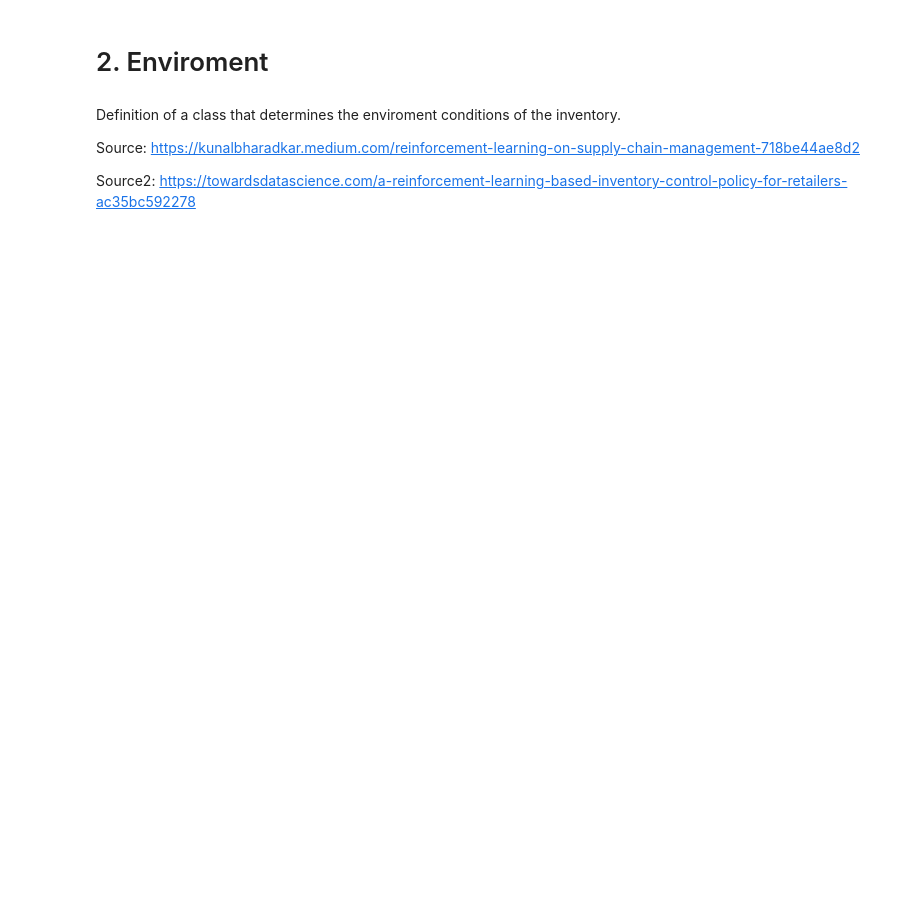
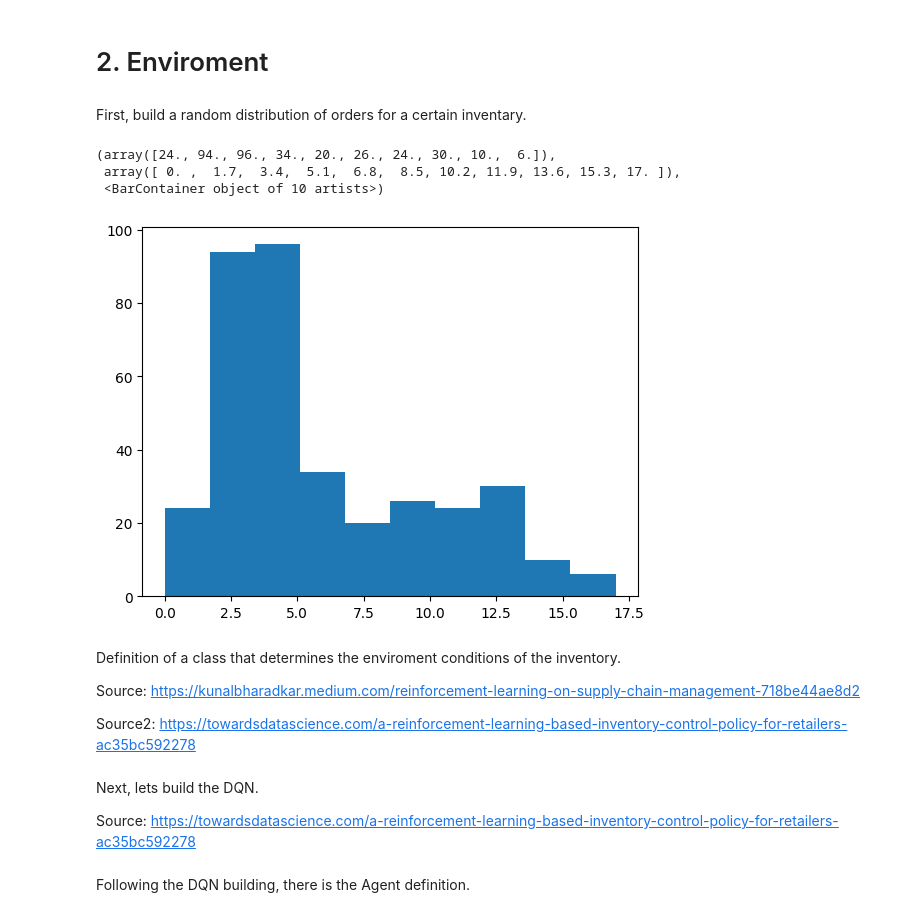
Before and after one commit to AlbertoPerezGant/Purchases-optimization-in-supply-chain-using-reinforcement-learning, a Jupyter notebook: Purchases_Optimization.ipynb, the cells around one changed output. Saved outputs shown, nothing was run; the diff lists cells and outputs as text; code cells hidden in the pictures; blank space fills up the shorter version.

```diff
--- a/Purchases_Optimization.ipynb
+++ b/Purchases_Optimization.ipynb
@@ -17,5 +35,49 @@ In first place, libraries as gymnasium and stable_baseline3 are installed.
 # %% [markdown]
 # 2. Enviroment
+# %% [markdown]
+First, build a random distribution of orders for a certain inventary.
+# %%
+import numpy as np
+import matplotlib.pyplot as plt
+
+
+np.random.seed(0)
+demand_hist = []
+
+for i in range(52):
+
+    for j in range(4):
+        random_demand = np.random.normal(3, 1.5)
+
+        if random_demand < 0:
+            random_demand = 0
+
+        random_demand = np.round(random_demand)
+        demand_hist.append(random_demand)
+
+    random_demand = np.random.normal(6, 1)
+
+    if random_demand < 0:
+        random_demand = 0
+
+    random_demand = np.round(random_demand)
+    demand_hist.append(random_demand)
+
+    for j in range(2):
+        random_demand = np.random.normal(12, 2)
+
+        if random_demand < 0:
+            random_demand = 0
+
+        random_demand = np.round(random_demand)
+        demand_hist.append(random_demand)
+
+plt.hist(demand_hist)
+# %% [output]
+(array([24., 94., 96., 34., 20., 26., 24., 30., 10.,  6.]),
+ array([ 0. ,  1.7,  3.4,  5.1,  6.8,  8.5, 10.2, 11.9, 13.6, 15.3, 17. ]),
+ <BarContainer object of 10 artists>)
+[figure, added]
 # %% [markdown]
 Definition of a class that determines the enviroment conditions of the inventory.
 
@@ -126,0 +200,4 @@ class InventoryEnvObservation(gym.Env):
+# %% [markdown]
+Next, lets build the DQN.
+
+Source: https://towardsdatascience.com/a-reinforcement-learning-based-inventory-control-policy-for-retailers-ac35bc592278
@@ -126,0 +237,2 @@ class InventoryEnvObservation(gym.Env):
+# %% [markdown]
+Following the DQN building, there is the Agent definition.
```
Also changed, not shown: parts of 12 cells of this notebook.
